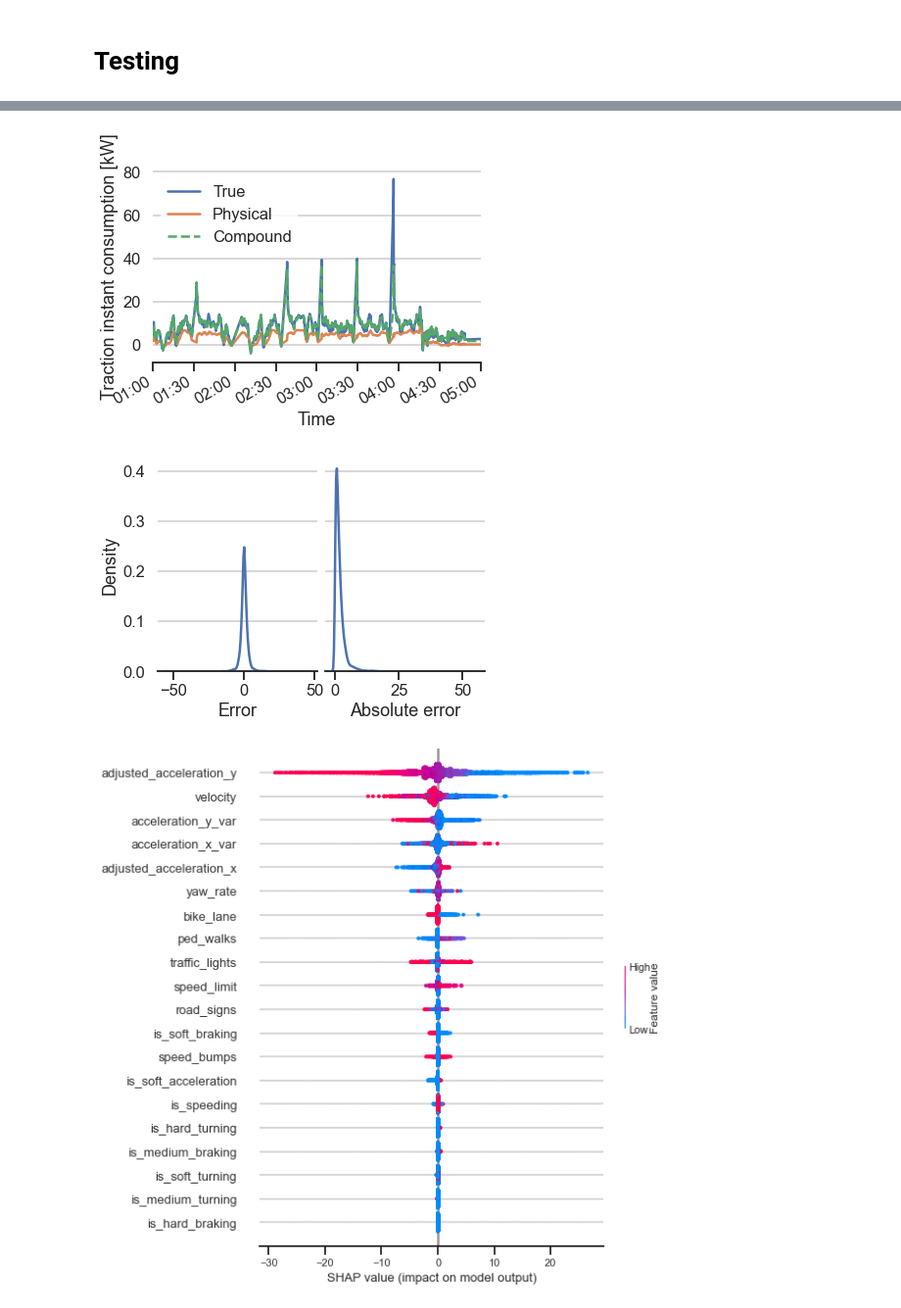
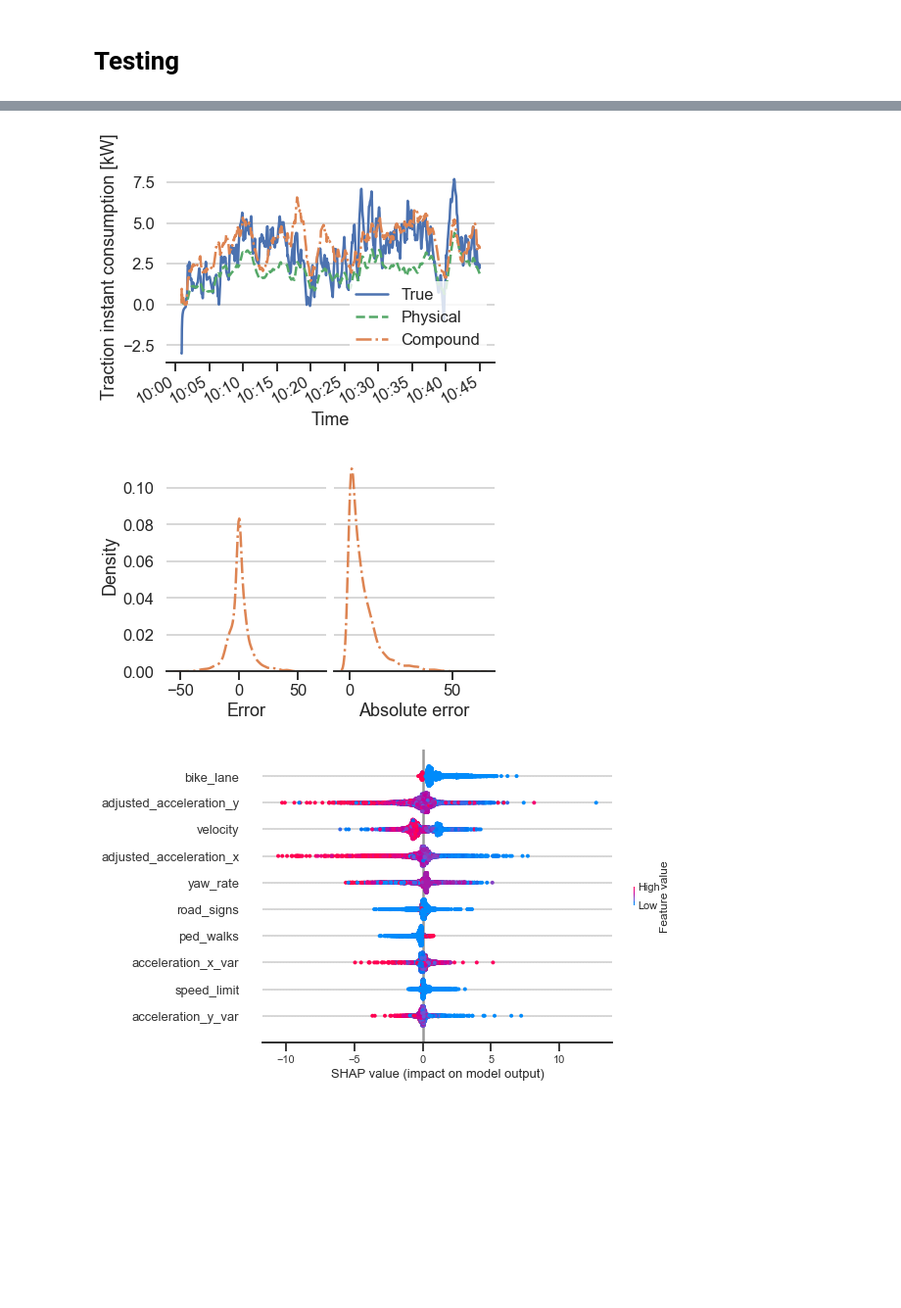
Before and after one commit to simonmoesorensen/energy-consumption-project, a Jupyter notebook: notebooks/combined_model.ipynb, the cells around one changed output, grey strips where cells are left out. Shown at 98% size. Drawn from its saved outputs; the diff is of its cells as text; code cells hidden in the pictures; blank space fills up the shorter version.

Commit message:
Reran all plots

```diff
--- a/notebooks/combined_model.ipynb
+++ b/notebooks/combined_model.ipynb
@@ -19,6 +19,7 @@ rc = {
     "axes.titleweight": "bold",
     "axes.titlelocation": "left",
     "legend.edgecolor": "none",
+    # "legend.frameon": False,
     "legend.title_fontsize": 0,
     "xtick.bottom": True,
     "axes.edgecolor": ".15",
@@ -27,6 +28,8 @@ rc = {
     "axes.spines.left": False,
     "axes.spines.right": False,
     "axes.spines.top": False,
+    "savefig.dpi": 300,
+    "savefig.bbox": "tight",
 }
 sns.set_theme(
     style="whitegrid",
@@ -35,6 +38,14 @@ sns.set_theme(
 )
 
 pd.set_option('display.max_columns', None)
+
+TRUE_COLOR = "b"
+PHYSICAL_COLOR = "g"
+COMPOUND_COLOR = sns.color_palette()[1]
+
+TRUE_STYLE = "solid"
+PHYSICAL_STYLE = "dashed"
+COMPOUND_STYLE = "dashdot"
 # %%
 # from src.features import load_trips
 # temp = load_trips(['M3_VH', 'M3_HH', 'CPH1_HH', 'CPH1_VH', 'CPH6_VH', 'CPH6_HH'], trips='all', sampling='1s')
@@ -42,20 +53,21 @@ pd.set_option('display.max_columns', None)
 # del temp
 # %%
 all_data = pd.read_parquet("../data/processed/all_trips.parquet")
-# df = all_data.query("route in ['M3_VH', 'CPH1_HH', 'CPH1_VH']")
-# df_test = all_data.query("route in ['CPH6_VH', 'CPH6_HH']")
-# train_trip = 7448
-# test_trip = 13201
+
+df = all_data.query("route in ['M3_VH', 'CPH1_HH', 'CPH1_VH']")
+df_test = all_data.query("route in ['CPH6_VH', 'CPH6_HH']")
+train_trip = 7448
+test_trip = 13201
 
 # df = all_data.query("route == 'CPH1_VH' and trip in [7792, 7805, 8040, 8042, 8227, 9289]")
 # df_test = all_data.query("route == 'CPH1_VH' and trip == 10218")
 # train_trip = 7792
 # test_trip = 10218
 
-df = all_data.query("route == 'M3_VH' and trip in [7448, 7895, 7995]")
-df_test = all_data.query("route == 'M3_VH' and trip == 7995")
-train_trip = 7448
-test_trip = 7995
+# df = all_data.query("route == 'M3_VH' and trip in [7448, 7895, 7995]")
+# df_test = all_data.query("route == 'M3_VH' and trip == 7995")
+# train_trip = 7448
+# test_trip = 7995
 
 outlier_columns = ['acceleration_z',
                    'acceleration_y',
@@ -238,25 +255,27 @@ fig.savefig("../figures/compound_train.pdf")
 df_plot = df_test.query(f"`trip` == {test_trip}").drop(["route"], axis=1).rolling("2min").mean().reset_index()
 
 fig, ax = plt.subplots()
-sns.lineplot(data=df_plot, x="TS_or_Distance", y="traction_instant_consumption", label='True')
-sns.lineplot(data=df_plot, x="TS_or_Distance", y="kW_pred", label='Physical')
-sns.lineplot(data=df_plot, x="TS_or_Distance", y="kW_pred_final", label='Compound', linestyle='--')
+sns.lineplot(data=df_plot, x="TS_or_Distance", y="traction_instant_consumption", label='True', color=TRUE_COLOR, linestyle=TRUE_STYLE)
+sns.lineplot(data=df_plot, x="TS_or_Distance", y="kW_pred", label='Physical', color=PHYSICAL_COLOR, linestyle=PHYSICAL_STYLE)
+sns.lineplot(data=df_plot, x="TS_or_Distance", y="kW_pred_final", label='Compound', color=COMPOUND_COLOR, linestyle=COMPOUND_STYLE)
 
 ax.set(
     # title='Physical and compound model predictions on test set',
     xlabel="Time",
     ylabel="Traction instant consumption [kW]",
-    xlim=[datetime(2021, 4, 26, 1, 0, 0), datetime(2021, 4, 26, 5, 0, 0)]
 )
+if test_trip == 7995:
+    ax.set(xlim=[datetime(2021, 4, 26, 1, 0, 0), datetime(2021, 4, 26, 5, 0, 0)])
 fig.autofmt_xdate()
 ax.xaxis.set_major_formatter(mdates.DateFormatter('%H:%M'))
 fig.savefig("../figures/compound_test.pdf")
+fig.savefig("../figures/compound_test.png")
 # %% [output]
-[figure, old version]
+[figure, new version]
 # %%
 fig, ax = plt.subplots(ncols=2, sharey=True)
-sns.kdeplot(x=df_test.assign(error=lambda x: x.kW_pred_final - x.traction_instant_consumption).error, ax=ax[0])
-sns.kdeplot(x=df_test.assign(error=lambda x: x.kW_pred_final - x.traction_instant_consumption).error.abs(), ax=ax[1])
+sns.kdeplot(x=df_test.assign(error=lambda x: x.kW_pred_final - x.traction_instant_consumption).error, ax=ax[0], color=COMPOUND_COLOR, linestyle=COMPOUND_STYLE)
+sns.kdeplot(x=df_test.assign(error=lambda x: x.kW_pred_final - x.traction_instant_consumption).error.abs(), ax=ax[1], color=COMPOUND_COLOR, linestyle=COMPOUND_STYLE)
 ax[0].set(
     xlabel="Error",
 )
@@ -265,14 +284,17 @@ ax[1].set(
 )
 fig.subplots_adjust(wspace=0.05, hspace=0)
 fig.savefig("../figures/compound_error.pdf")
+fig.savefig("../figures/compound_error.png")
 # %% [output]
-[figure, old version]
+[figure, new version]
 # %%
 import shap
 
 explainer = shap.TreeExplainer(model)
 shap_values = explainer.shap_values(df_test[features])
 
-shap.summary_plot(shap_values, df_test[features])
+shap.summary_plot(shap_values, df_test[features], max_display=10, show=False)
+plt.savefig("../figures/shap.pdf")
+plt.savefig("../figures/shap.png")
 # %% [output]
-[figure, old version]
+[figure, new version]
```
Also changed, not shown: parts of 4 cells of this notebook, 36 other files.
